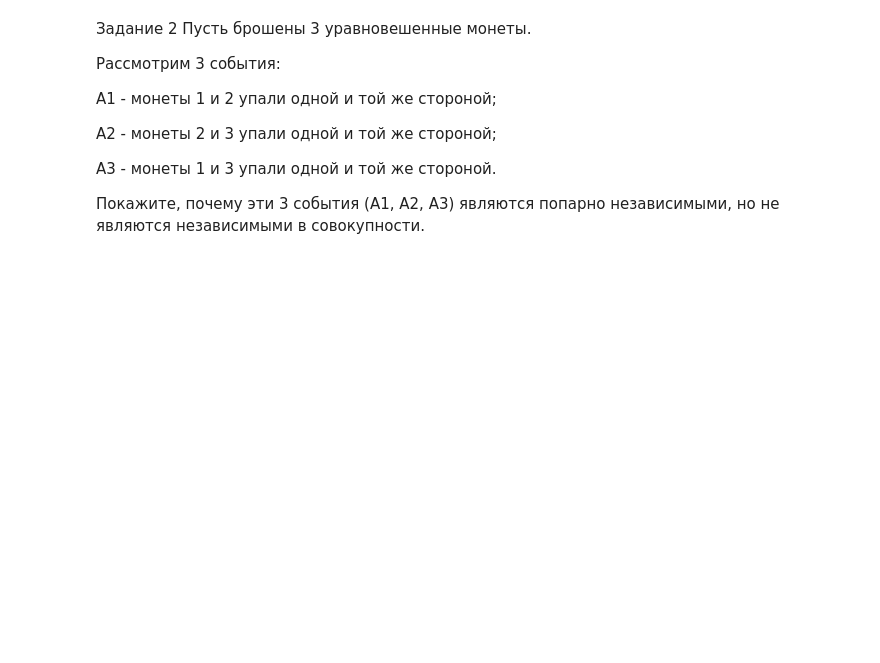
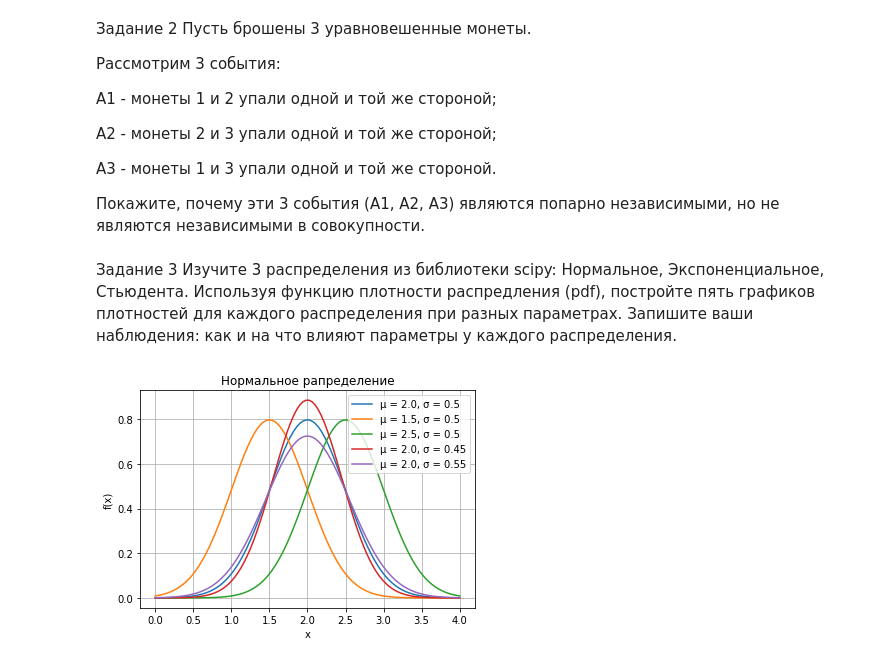
Before and after one commit to sabinaML/Mathematics_for_DS, a Jupyter notebook: Случайные_величины_и_вероятности.ipynb, the cells around one changed output. Saved outputs shown, nothing was run; the diff lists cells and outputs as text; code cells hidden in the pictures; blank space fills up the shorter version.

```diff
--- a/Случайные_величины_и_вероятности.ipynb
+++ b/Случайные_величины_и_вероятности.ipynb
@@ -33,3 +33,6 @@ A3 - монеты 1 и 3 упали одной и той же стороной.
 
 # Если бы все три события были независимы, то вероятность была бы 1/2*1/2*1/2=1/8, но когда все события произошли одновременно - то это либо все нули,
 # либо все единицы - это 2 исхода из 8 - то есть вероятность 2/8=1/4, что не равно 1/8. Значит одновременно три события не являются независимыми
+# %% [markdown]
+Задание 3
+Изучите 3 распределения из библиотеки scipy: Нормальное, Экспоненциальное, Стьюдента. Используя функцию плотности распредления (pdf), постройте пять графиков плотностей для каждого распределения при разных параметрах. Запишите ваши наблюдения: как и на что влияют параметры у каждого распределения.
@@ -35,0 +44,15 @@ A3 - монеты 1 и 3 упали одной и той же стороной.
+# %%
+for vals in [(2.0, 0.5), (1.5, 0.5), (2.5, 0.5), (2.0, 0.45), (2.0, 0.55)]:
+    x = np.linspace(0, 4, 100)
+    norm_rv = sts.norm(loc=vals[0], scale=vals[1])
+    y = norm_rv.pdf(x)
+    plt.plot(x, y, label=f"µ = {vals[0]}, σ = {vals[1]}")
+
+plt.title("Нормальное рапределение")
+plt.ylabel("f(x)")
+plt.xlabel("x")
+plt.legend()
+plt.grid()
+plt.show()
+# %% [output]
+[figure, added]
```
Also changed, not shown: parts of 3 cells of this notebook.
